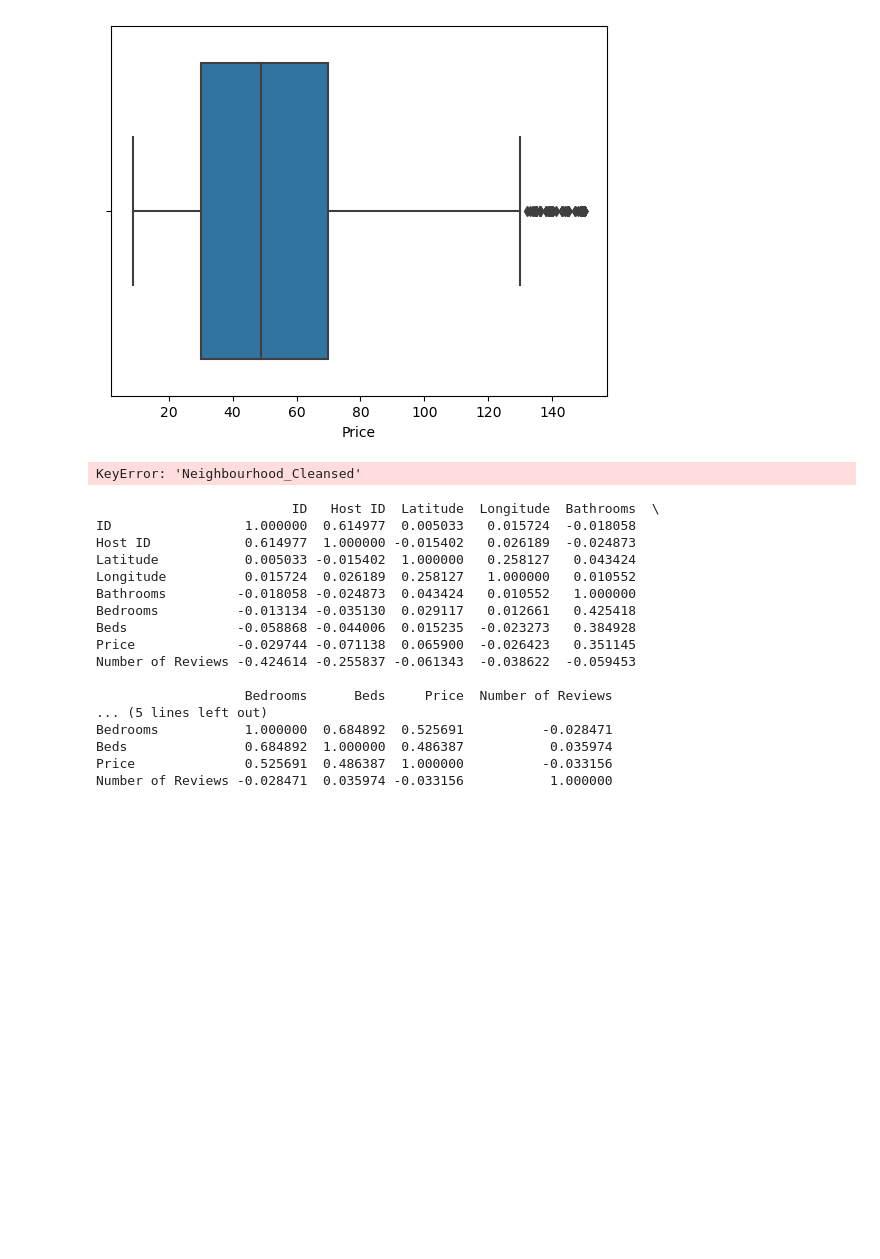
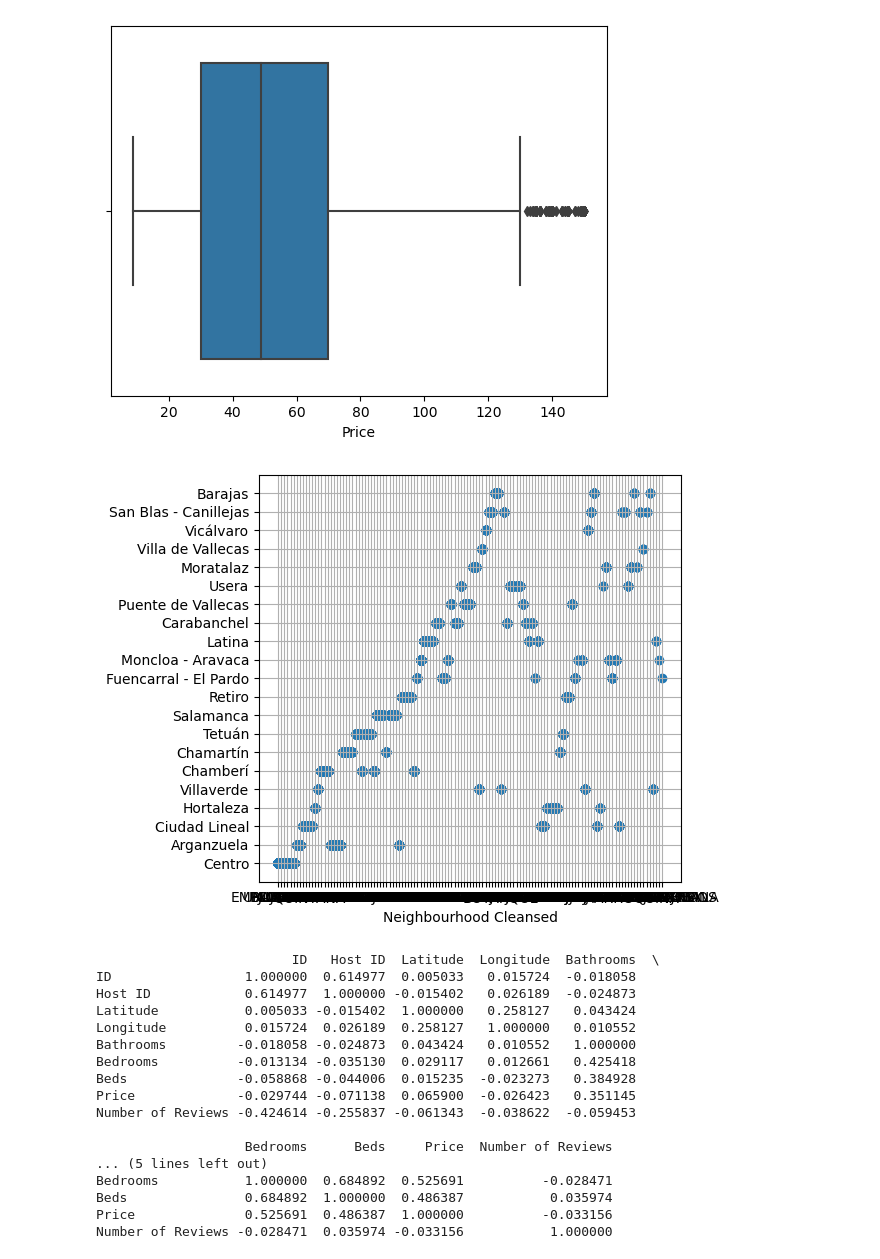
Before and after one commit to AnaGallegos/Proyecto-Final-KC-Data-Grupo-3, a Jupyter notebook: CollabGrupal.ipynb, the cells around one changed output. Cells and saved outputs as stored; diff of their text form; code cells hidden in the pictures; blank space fills up the shorter version.

```diff
--- a/CollabGrupal.ipynb
+++ b/CollabGrupal.ipynb
@@ -556,12 +580,12 @@ sns.boxplot(df['Price'])
 # ax.set_xlabel("Neighbourhood")
 # plt.show()
 # %%
-plt.scatter(df['Neighbourhood_Cleansed'], df['Neighbourhood Group Cleansed'])
-plt.xlabel('Neighbourhood_Cleansed')
+plt.scatter(df['Neighbourhood Cleansed'], df['Neighbourhood Group Cleansed'])
+plt.xlabel('Neighbourhood Cleansed')
 plt.grid()
 plt.tight_layout()
 # %% [output]
-KeyError: 'Neighbourhood_Cleansed'
+[figure, added]
 # %%
 corr_matrix = df.corr()
 print(corr_matrix)
```
Also changed, not shown: parts of 7 cells of this notebook, 3 other files.
